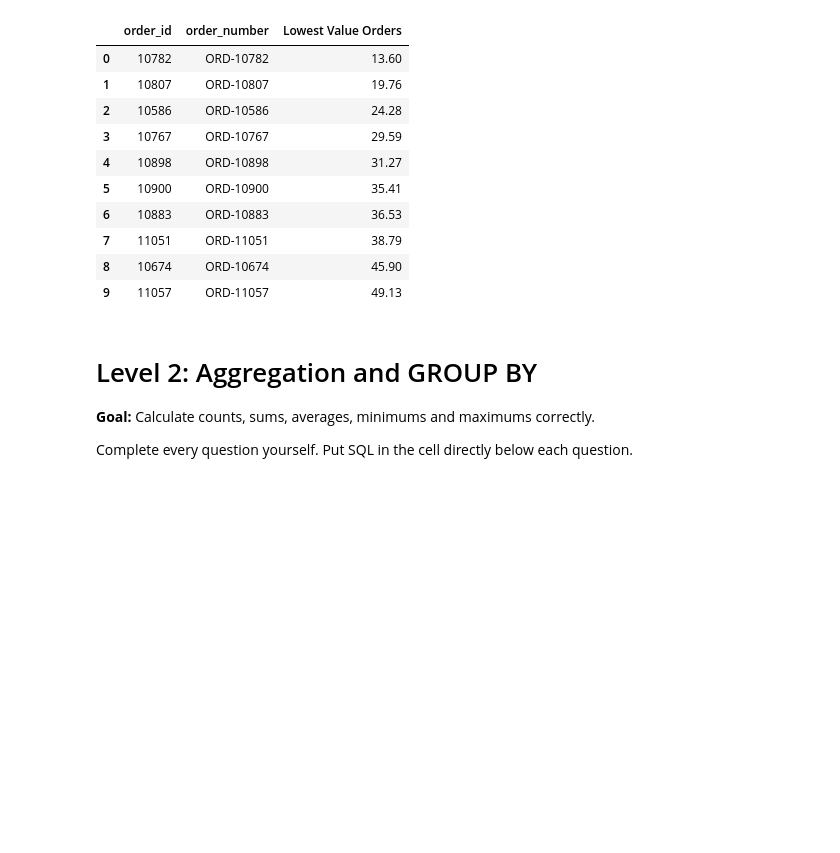
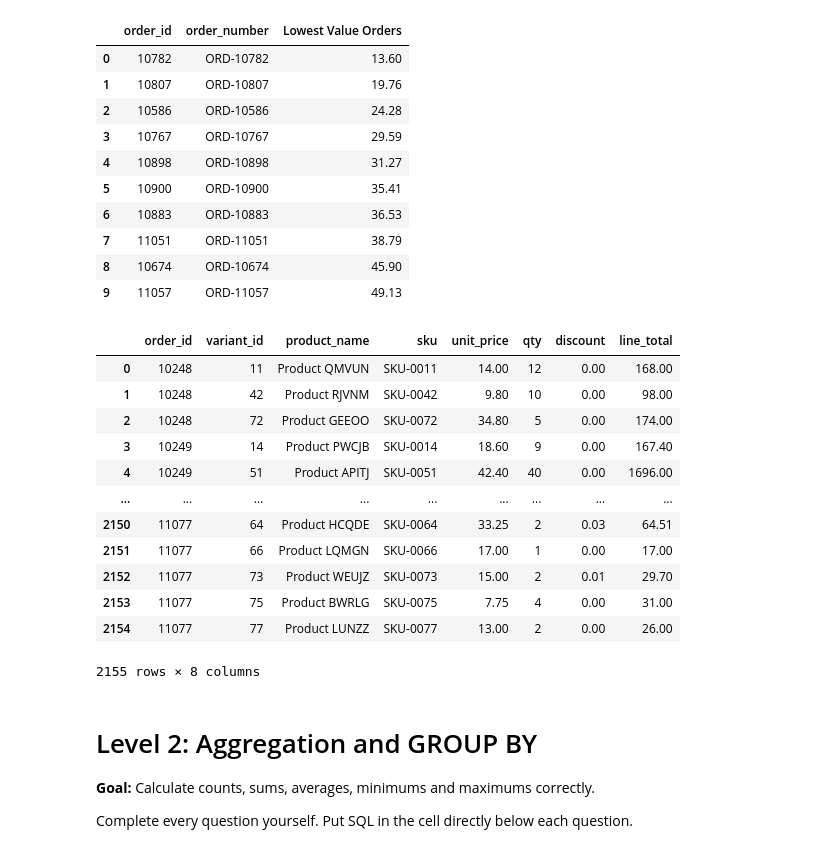
Before and after one commit to Thomasayanfeoluwa/E-Commerce-Analytics-Engineering-System, a Jupyter notebook: notebooks/01_sql_practice.ipynb, the cells around one changed output. Saved outputs shown, nothing was run; the diff lists cells and outputs as text; code cells hidden in the pictures; blank space fills up the shorter version.

```diff
--- a/notebooks/01_sql_practice.ipynb
+++ b/notebooks/01_sql_practice.ipynb
@@ -429,6 +428,26 @@ run_sql("""
 | 7 | 11051 | ORD-11051 | 38.79 |
 | 8 | 10674 | ORD-10674 | 45.90 |
 | 9 | 11057 | ORD-11057 | 49.13 |
+# %%
+# Write your SQL here
+run_sql("""
+    SELECT *
+    FROM order_items
+""")
+# %% [output]
+|  | order_id | variant_id | product_name | sku | unit_price | qty | discount | line_total |
+| 0 | 10248 | 11 | Product QMVUN | SKU-0011 | 14.00 | 12 | 0.00 | 168.00 |
+| 1 | 10248 | 42 | Product RJVNM | SKU-0042 | 9.80 | 10 | 0.00 | 98.00 |
+| 2 | 10248 | 72 | Product GEEOO | SKU-0072 | 34.80 | 5 | 0.00 | 174.00 |
+| 3 | 10249 | 14 | Product PWCJB | SKU-0014 | 18.60 | 9 | 0.00 | 167.40 |
+| 4 | 10249 | 51 | Product APITJ | SKU-0051 | 42.40 | 40 | 0.00 | 1696.00 |
+| ... | ... | ... | ... | ... | ... | ... | ... | ... |
+| 2150 | 11077 | 64 | Product HCQDE | SKU-0064 | 33.25 | 2 | 0.03 | 64.51 |
+| 2151 | 11077 | 66 | Product LQMGN | SKU-0066 | 17.00 | 1 | 0.00 | 17.00 |
+| 2152 | 11077 | 73 | Product WEUJZ | SKU-0073 | 15.00 | 2 | 0.01 | 29.70 |
+| 2153 | 11077 | 75 | Product BWRLG | SKU-0075 | 7.75 | 4 | 0.00 | 31.00 |
+| 2154 | 11077 | 77 | Product LUNZZ | SKU-0077 | 13.00 | 2 | 0.00 | 26.00 |
+2155 rows × 8 columns
 # %% [markdown]
 # Level 2: Aggregation and GROUP BY
 
```
Also changed, not shown: parts of 1 cell of this notebook, 2 other files.
